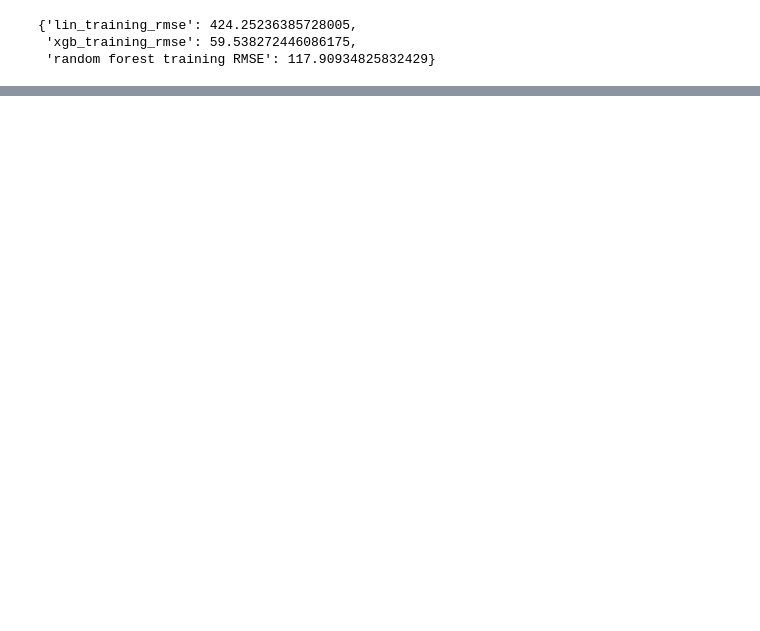
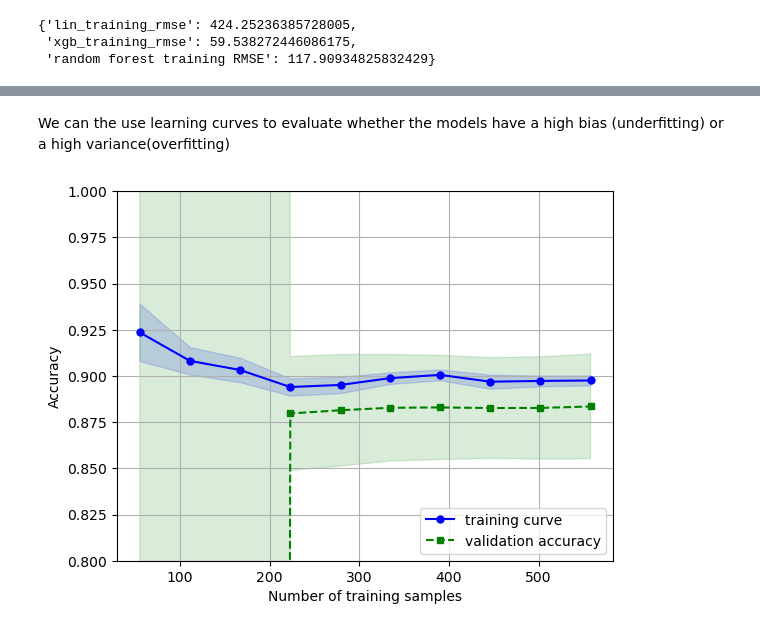
Before and after one commit to FRANKSADWAR/Wild-blueberry-yield-prediction, a Jupyter notebook: notebooks/Yield_prediction_and_data_exploration.ipynb, the cells around one changed output, grey strips where cells are left out. Drawn from its saved outputs; the diff is of its cells as text; code cells hidden in the pictures; blank space fills up the shorter version.

Commit message:
learning curves

```diff
--- a/notebooks/Yield_prediction_and_data_exploration.ipynb
+++ b/notebooks/Yield_prediction_and_data_exploration.ipynb
@@ -382,9 +382,12 @@ def baseline_training(X_train, y_train, **kwargs):
         lin_mse_train = mean_squared_error(y_train, training_lin_pred)
         rmse_lin_train = np.sqrt(lin_mse_train)
         training_r2 = r2_score(y_train,training_lin_pred)
+        lin_mae = mean_absolute_error(y_train, training_lin_pred)
+        print("\t\t\t -----Training Metrics of {} \t\t \n\n".format(lin.__class__.__name__))
         print("Linear regression MSE of training is {}".format(lin_mse_train))
         print("Linear regression RMSE of training is {}".format(rmse_lin_train))
         print("R2 Score of linear regression in training {}".format(training_r2))
+        print("Mean Abolute Error (MAE) in training {}".format(lin_mae))
 
         scores['lin_training_rmse'] = rmse_lin_train
         models.append(lin)
@@ -397,9 +400,12 @@ def baseline_training(X_train, y_train, **kwargs):
         mse_xgb_train = mean_squared_error(y_train, training_xgb_pred)
         rmse_xgb_train = np.sqrt(mse_xgb_train)
         r2_xgb_train = r2_score(y_train,training_xgb_pred)
+        xgb_mae = mean_absolute_error(y_train, training_xgb_pred)
+        print("\t\t\t -----Training Metrics of {} \t\t \n\n".format(xgb.__class__.__name__))
         print("XGBoost regressor MSE of training is {}".format(mse_xgb_train))
         print("XGBoost regressor RMSE of training is {}".format(rmse_xgb_train))
         print("R2 Score of XGBRegressor is {}".format(r2_xgb_train))
+        print("Mean Abolute Error (MAE) in training {}".format(xgb_mae))
 
 
         scores['xgb_training_rmse'] = rmse_xgb_train
@@ -412,9 +418,12 @@ def baseline_training(X_train, y_train, **kwargs):
         mse_rf_train = mean_squared_error(y_train, training_rf_pred)
         rmse_rf_train = np.sqrt(mse_rf_train)
         r2_rf_train = r2_score(y_train,training_rf_pred)
+        rf_mae = mean_absolute_error(y_train, training_rf_pred)
+        print("\t\t\t -----Training Metrics of {} \t\t \n".format(rf.__class__.__name__))
         print("Random Forest regressor MSE of training is {}".format(mse_rf_train))
         print("Random Forest regressor RMSE of training is {}".format(rmse_rf_train))
         print("R2 score of RandomForest Regressor is {}".format(r2_rf_train))
+        print("Mean Abolute Error (MAE) in training {}".format(rf_mae))
 
         scores['random forest training RMSE'] = rmse_rf_train
         models.append(rf)
@@ -608,0 +606,29 @@ plt.show()
+# %% [markdown]
+We can the use learning curves to evaluate whether the models have a high bias (underfitting) or a high variance(overfitting)
+# %%
+train_sizes, train_scores, test_scores = learning_curve(lin, X_train, y_train,
+                                                       train_sizes = np.linspace(0.1, 1.0, 10),
+                                                       cv = 10,
+                                                       n_jobs=1
+                                                      )
+
+train_mean = np.mean(train_scores, axis=1)
+train_std = np.std(train_scores, axis=1)
+test_mean = np.mean(test_scores, axis=1)
+test_std = np.std(test_scores, axis = 1)
+plt.plot(train_sizes, train_mean, color='blue', marker= 'o',markersize=5, label='training curve')
+plt.fill_between(train_sizes, train_mean + train_std, train_mean - train_std, alpha = 0.15, color = 'blue')
+plt.plot(train_sizes, test_mean, color='green',linestyle='--',
+         marker = 's',
+         markersize=5,
+         label = 'validation accuracy')
+
+plt.fill_between(train_sizes, test_mean + test_std, test_mean - test_std, alpha=0.15, color='green')
+plt.grid()
+plt.xlabel("Number of training samples")
+plt.ylabel("Accuracy")
+plt.legend(loc='lower right')
+plt.ylim([0.8, 1.0])
+plt.show()
+# %% [output]
+[figure, added]
```
Also changed, not shown: parts of 36 cells of this notebook.
